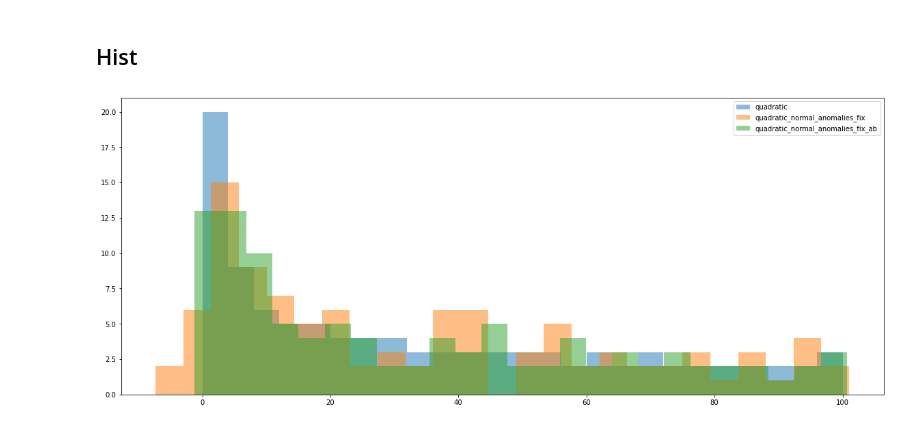
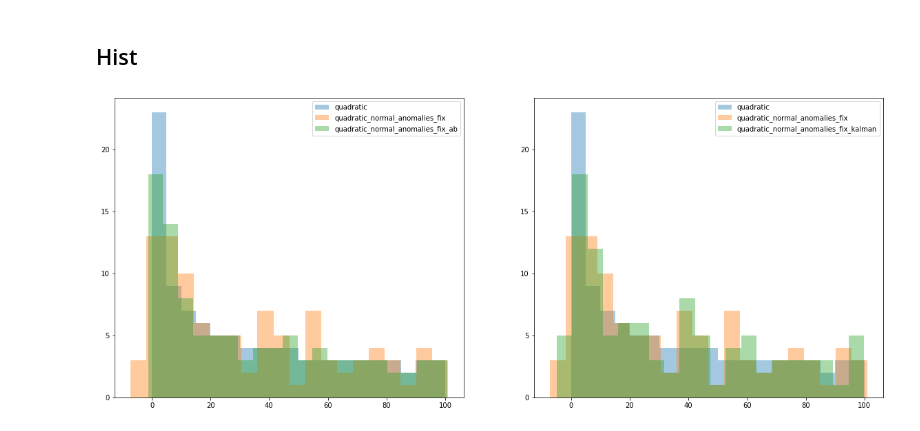
Before and after one commit to FreeLike76/KpiDataScience, a Jupyter notebook: Lab3/ds3_main.ipynb, the cells around one changed output. Cells and saved outputs as stored; diff of their text form; code cells hidden in the pictures.

```diff
--- a/Lab3/ds3_main.ipynb
+++ b/Lab3/ds3_main.ipynb
@@ -351,10 +417,18 @@ plt.show()
 # %% [markdown]
 ## Hist
-# %%
-plt.hist(data["quadratic"], bins=25, alpha=0.5, label="quadratic")
-plt.hist(data["quadratic_normal_anomalies_fix"], bins=25, alpha=0.5, label="quadratic_normal_anomalies_fix")
-plt.hist(data["quadratic_normal_anomalies_fix_ab"], bins=25, alpha=0.5, label="quadratic_normal_anomalies_fix_ab")
-plt.legend()
-plt.show()
-# %% [output]
-[figure, removed]
+# %%
+fig, axes = plt.subplots(1, 2)
+
+axes[0].hist(data["quadratic"], bins=20, alpha=0.4, label="quadratic")
+axes[0].hist(data["quadratic_normal_anomalies_fix"], bins=20, alpha=0.4, label="quadratic_normal_anomalies_fix")
+axes[0].hist(data["quadratic_normal_anomalies_fix_ab"], bins=20, alpha=0.4, label="quadratic_normal_anomalies_fix_ab")
+axes[0].legend()
+
+axes[1].hist(data["quadratic"], bins=20, alpha=0.4, label="quadratic")
+axes[1].hist(data["quadratic_normal_anomalies_fix"], bins=20, alpha=0.4, label="quadratic_normal_anomalies_fix")
+axes[1].hist(data["quadratic_normal_anomalies_fix_kalman"], bins=20, alpha=0.4, label="quadratic_normal_anomalies_fix_kalman")
+axes[1].legend()
+
+plt.show()
+# %% [output]
+[figure, added]
```
Also changed, not shown: parts of 9 cells of this notebook.
